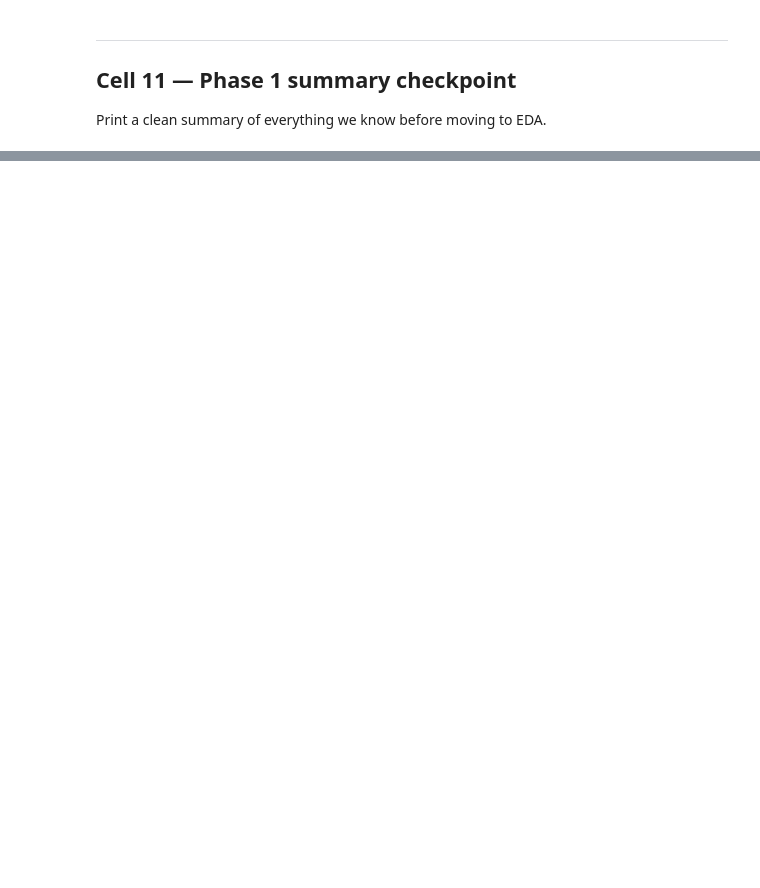
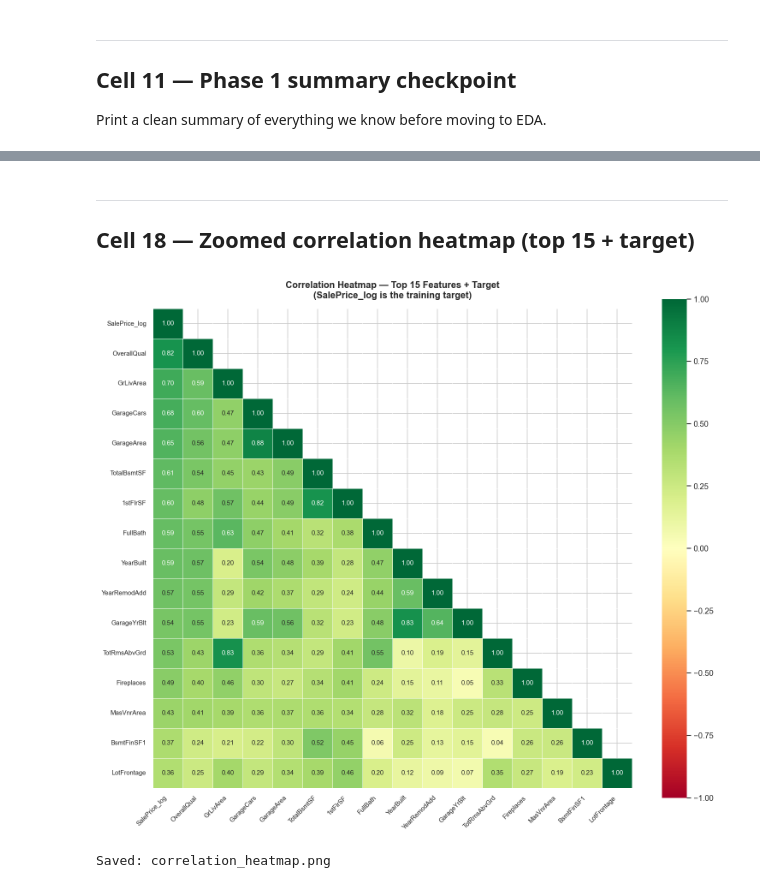
Before and after one commit to mayaankhan09/kaggle-housing-prices, a Jupyter notebook: notebooks/housing_pipeline.ipynb, the cells around one changed output, grey strips where cells are left out. Cells and saved outputs as stored; diff of their text form; code cells hidden in the pictures; blank space fills up the shorter version.

```diff
--- a/notebooks/housing_pipeline.ipynb
+++ b/notebooks/housing_pipeline.ipynb
@@ -243,0 +642,12 @@ print('=' * 55)
+# %%
+numeric_train = train.select_dtypes(include=[np.number]).drop(columns=['Id', 'SalePrice'])
+corr_matrix   = numeric_train.corr()
+
+target_corr   = corr_matrix['SalePrice_log'].drop('SalePrice_log')
+top15_features = target_corr.abs().sort_values(ascending=False).head(15).index.tolist()
+top15_features = ['SalePrice_log'] + top15_features
+
+print('Top 15 features correlated with log(SalePrice):')
+print(target_corr[top15_features[1:]].sort_values(ascending=False).to_string())
+print()
+print('These are your most predictive raw features before feature engineering.')
@@ -243,0 +673,26 @@ print('=' * 55)
+# %% [markdown]
+---
+## Cell 18 — Zoomed correlation heatmap (top 15 + target)
+# %%
+corr_top15 = numeric_train[top15_features].corr()
+mask       = np.triu(np.ones_like(corr_top15, dtype=bool), k=1)
+
+fig, ax = plt.subplots(figsize=(13, 11))
+sns.heatmap(
+    corr_top15, mask=mask, annot=True, fmt='.2f',
+    cmap='RdYlGn', center=0, vmin=-1, vmax=1,
+    square=True, linewidths=0.5, linecolor='white',
+    annot_kws={'size': 9}, ax=ax
+)
+ax.set_title('Correlation Heatmap — Top 15 Features + Target\n'
+             '(SalePrice_log is the training target)',
+             fontsize=13, fontweight='bold', pad=15)
+ax.set_xticklabels(ax.get_xticklabels(), rotation=45, ha='right', fontsize=9)
+ax.set_yticklabels(ax.get_yticklabels(), rotation=0,  fontsize=9)
+plt.tight_layout()
+plt.savefig('correlation_heatmap.png', bbox_inches='tight', dpi=150)
+plt.show()
+print('Saved: correlation_heatmap.png')
+# %% [output]
+[figure, added]
+Saved: correlation_heatmap.png
```
Also changed, not shown: parts of 36 cells of this notebook, 9 other files.
